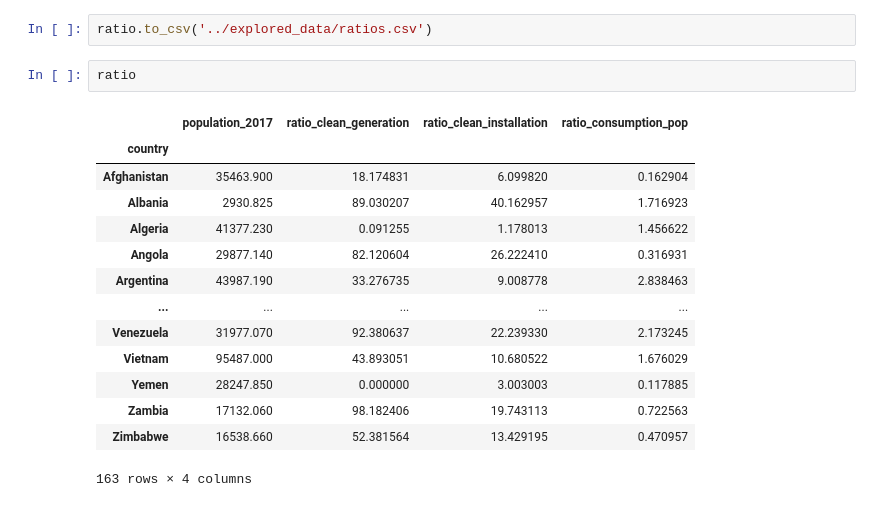
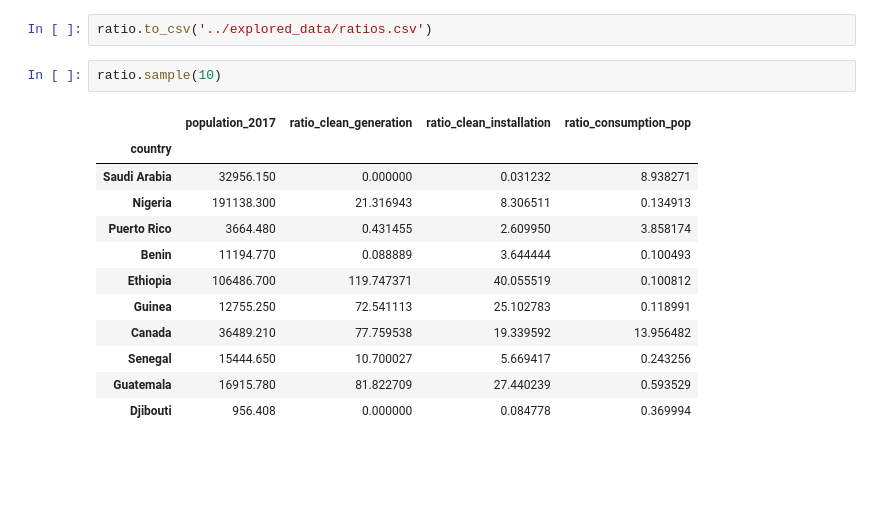
Before and after one commit to rubenmartinezlorente/Project-Week-8-Final-Project, a Jupyter notebook: your-project/2.data_exploring.ipynb, the cells around one changed output. Saved outputs shown, nothing was run; the diff lists cells and outputs as text; blank space fills up the shorter version.

```diff
--- a/your-project/2.data_exploring.ipynb
+++ b/your-project/2.data_exploring.ipynb
@@ -139,19 +139,17 @@ ratio.dropna(inplace=True)
 # %%
 ratio.to_csv('../explored_data/ratios.csv')
 # %%
-ratio
+ratio.sample(10)
 # %% [output]
 |  | population_2017 | ratio_clean_generation | ratio_clean_installation | ratio_consumption_pop |
 | country |  |  |  |  |
-| Afghanistan | 35463.900 | 18.174831 | 6.099820 | 0.162904 |
-| Albania | 2930.825 | 89.030207 | 40.162957 | 1.716923 |
-| Algeria | 41377.230 | 0.091255 | 1.178013 | 1.456622 |
-| Angola | 29877.140 | 82.120604 | 26.222410 | 0.316931 |
-| Argentina | 43987.190 | 33.276735 | 9.008778 | 2.838463 |
-| ... | ... | ... | ... | ... |
-| Venezuela | 31977.070 | 92.380637 | 22.239330 | 2.173245 |
-| Vietnam | 95487.000 | 43.893051 | 10.680522 | 1.676029 |
-| Yemen | 28247.850 | 0.000000 | 3.003003 | 0.117885 |
-| Zambia | 17132.060 | 98.182406 | 19.743113 | 0.722563 |
-| Zimbabwe | 16538.660 | 52.381564 | 13.429195 | 0.470957 |
+| Saudi Arabia | 32956.150 | 0.000000 | 0.031232 | 8.938271 |
+| Nigeria | 191138.300 | 21.316943 | 8.306511 | 0.134913 |
+| Puerto Rico | 3664.480 | 0.431455 | 2.609950 | 3.858174 |
+| Benin | 11194.770 | 0.088889 | 3.644444 | 0.100493 |
+| Ethiopia | 106486.700 | 119.747371 | 40.055519 | 0.100812 |
+| Guinea | 12755.250 | 72.541113 | 25.102783 | 0.118991 |
+| Canada | 36489.210 | 77.759538 | 19.339592 | 13.956482 |
+| Senegal | 15444.650 | 10.700027 | 5.669417 | 0.243256 |
+| Guatemala | 16915.780 | 81.822709 | 27.440239 | 0.593529 |
+| Djibouti | 956.408 | 0.000000 | 0.084778 | 0.369994 |
-163 rows × 4 columns
```
Also changed, not shown: parts of 12 cells of this notebook.
